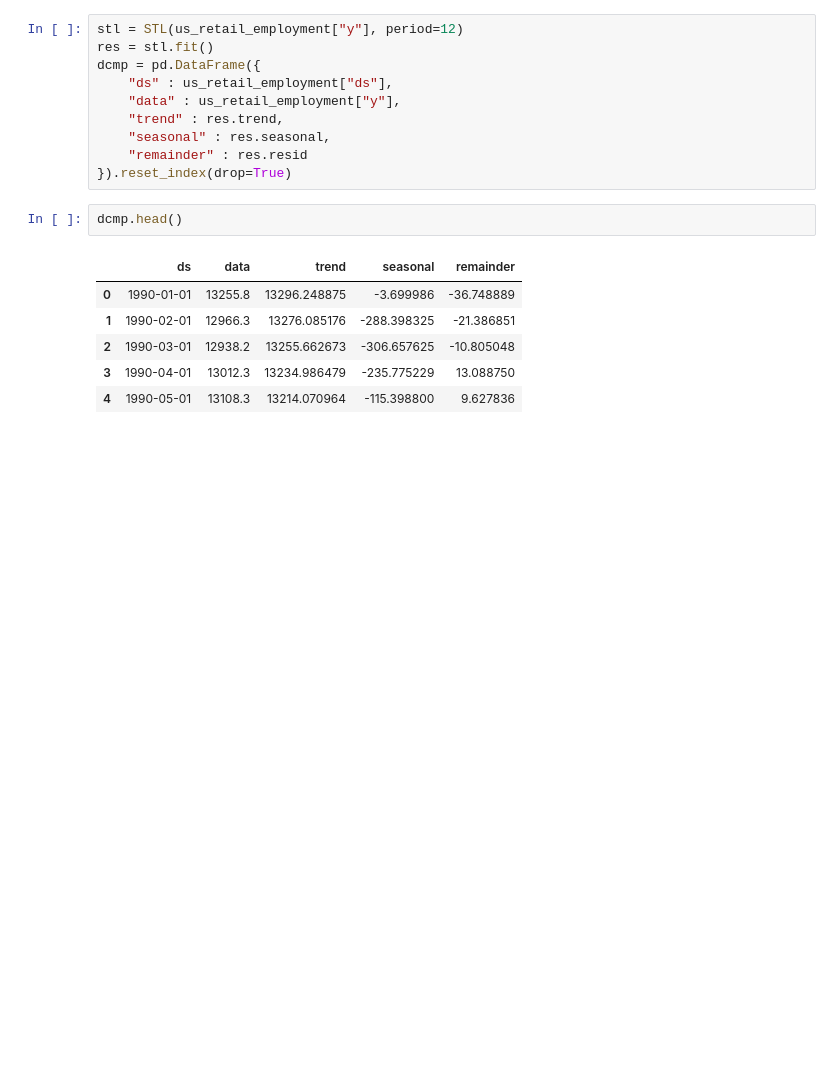
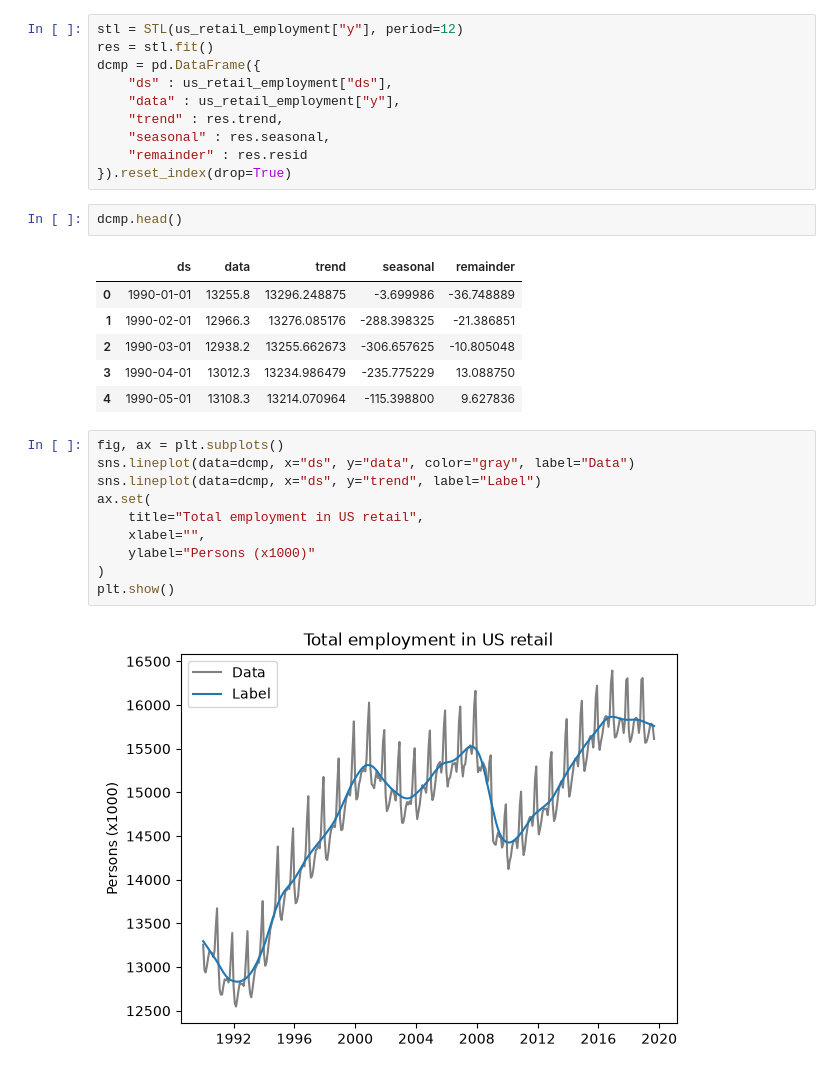
Before and after one commit to DinithBJayalath/ms-time-series, a Jupyter notebook: fpp-book/graphing.ipynb, the cells around one changed output. Saved outputs shown, nothing was run; the diff lists cells and outputs as text; blank space fills up the shorter version.

```diff
--- a/fpp-book/graphing.ipynb
+++ b/fpp-book/graphing.ipynb
@@ -139,3 +139,15 @@ dcmp.head()
 | 2 | 1990-03-01 | 12938.2 | 13255.662673 | -306.657625 | -10.805048 |
 | 3 | 1990-04-01 | 13012.3 | 13234.986479 | -235.775229 | 13.088750 |
 | 4 | 1990-05-01 | 13108.3 | 13214.070964 | -115.398800 | 9.627836 |
+# %%
+fig, ax = plt.subplots()
+sns.lineplot(data=dcmp, x="ds", y="data", color="gray", label="Data")
+sns.lineplot(data=dcmp, x="ds", y="trend", label="Label")
+ax.set(
+    title="Total employment in US retail",
+    xlabel="",
+    ylabel="Persons (x1000)"
+)
+plt.show()
+# %% [output]
+[figure, added]
```
Also changed, not shown: parts of 2 cells of this notebook.
